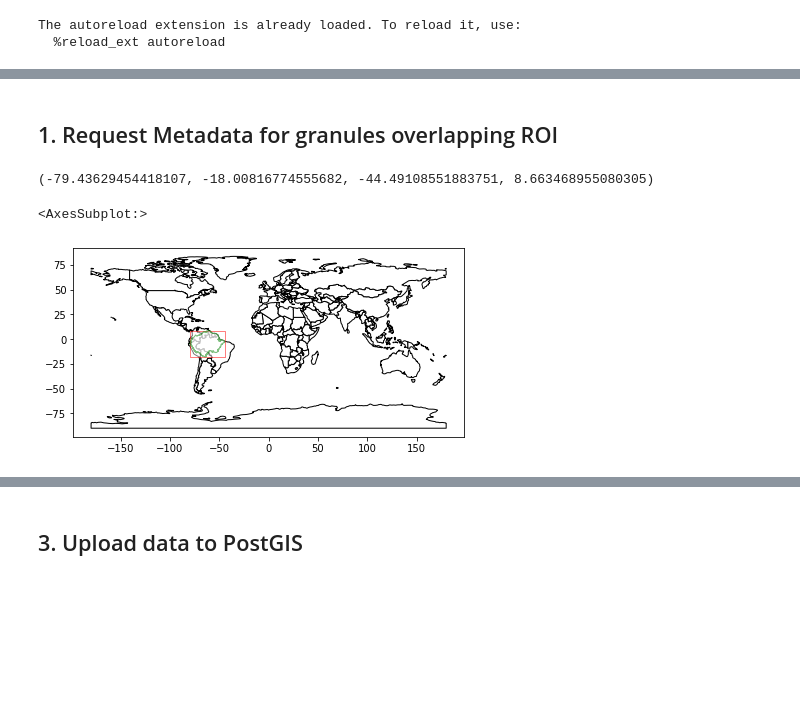
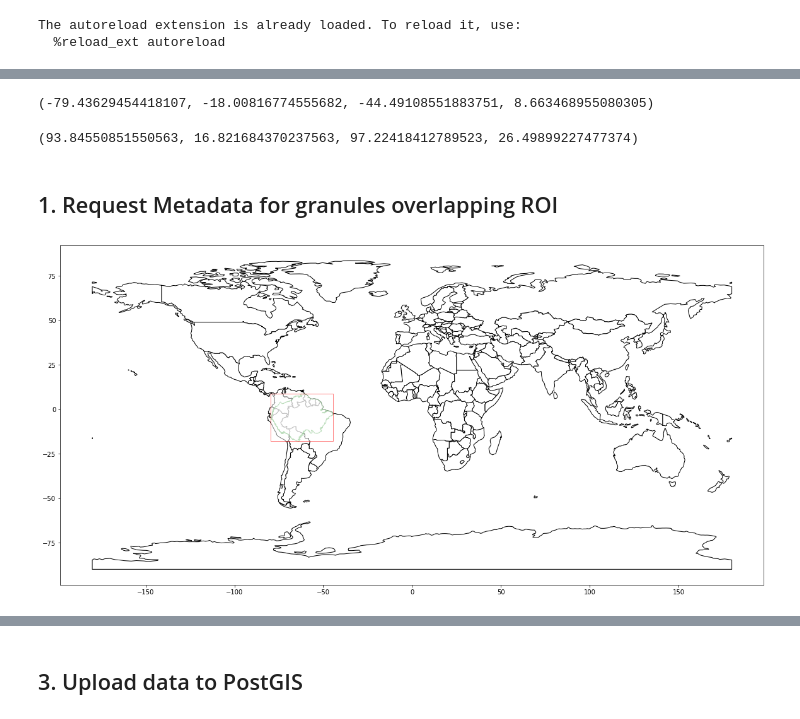
Before and after one commit to ameliaholcomb/biomass-recovery, a Jupyter notebook: notebooks/2-ah2174-GEDI-download.ipynb, the cells around one changed output, grey strips where cells are left out. Saved outputs shown, nothing was run; the diff lists cells and outputs as text; code cells hidden in the pictures; blank space fills up the shorter version.

```diff
--- a/notebooks/2-ah2174-GEDI-download.ipynb
+++ b/notebooks/2-ah2174-GEDI-download.ipynb
@@ -23,22 +25,57 @@ from src.constants import USER_PATH, GEDI_L2A_PATH, GEDI_L4A_PATH
+# %%
+# AMAZON SHAPEFILE
+shapefile = USER_PATH / 'shapefiles' / "Amazon_rainforest_shapefile.zip"
+shp = gpd.read_file(shapefile)
+
+# The CMR API cannot accept a shapefile with more than 5000 points,
+# so we simplify our query to just the bounding box around the region.
+bbox = gpd.GeoSeries(box(*shp.geometry.values[0].bounds))
+print(shp.geometry.values[0].bounds)
+poly = None
+# %% [output]
+(-79.43629454418107, -18.00816774555682, -44.49108551883751, 8.663468955080305)
+# %%
+# MYANMAR DISTRICTS SHAPEFILE
+
+shapefile = USER_PATH / 'shapefiles' / "DistrictsWGS84"
+shp = gpd.read_file(shapefile)
+from shapely.ops import unary_union, Polygon
+poly = gpd.GeoSeries(Polygon(list(unary_union(shp.geometry.values).exterior.coords)), crs='EPSG:4326')
+poly.to_file(USER_PATH / 'shapefiles' / 'district_onepoly')
+bbox = gpd.GeoSeries(box(*poly.geometry.values[0].bounds))
+print(poly.geometry.values[0].bounds)
+# %% [output]
+(93.84550851550563, 16.821684370237563, 97.22418412789523, 26.49899227477374)
+# %%
+# ALEX PLOTS BOXES
+shapefile = USER_PATH / 'shapefiles' / 'bbox_ref.sql'
+import sqlalchemy as db
+from sqlalchemy import create_engine
+from src.constants import DB_CONFIG
+from shapely.geometry import MultiPolygon
+from shapely.geometry.polygon import orient
+engine = create_engine(DB_CONFIG, echo=False)
+shp = gpd.read_postgis('select * from bbox_ref;', con=engine, geom_col="geom_4326", crs='EPSG:4326')
+# The polygons as given are clockwise, but we need them to be counterclockwise
+reversed = [orient(p) for p in shp.geometry.values[0].geoms]
+bbox = gpd.GeoSeries(MultiPolygon(reversed), crs='EPSG:4326')
+
+poly = None
 # %% [markdown]
 ## 1. Request Metadata for granules overlapping ROI
-# %%
-shapefile = USER_PATH / "Amazon_rainforest_shapefile.zip"
-shp = gpd.read_file(shapefile)
-# The CMR API cannot accept a shapefile with more than 5000 points,
-# so we simplify our query to just the bounding box around the region.
-poly = gpd.GeoSeries(box(*shp.geometry.values[0].bounds))
-print(shp.geometry.values[0].bounds)
-
-### Plot the spatial query area and bounding box using geopandas
-world = gpd.read_file(gpd.datasets.get_path('naturalearth_lowres'))
-base = world.plot(color='white', edgecolor='black', figsize  = (7, 7))
-poly.plot(ax=base, color='white', edgecolor='red', alpha=0.5)
-shp.plot(ax=base, color='white', edgecolor='green', alpha=0.5)
-# %% [output]
-(-79.43629454418107, -18.00816774555682, -44.49108551883751, 8.663468955080305)
-<AxesSubplot:>
-[figure, removed]
+# %%
+
+### Plot the spatial query area and bounding box using geopandas
+world = gpd.read_file(gpd.datasets.get_path('naturalearth_lowres'))
+base = world.plot(color='white', edgecolor='black', figsize  = (20, 20))
+#base.set_xlim(50, 150)
+#base.set_ylim(0, 50)
+shp.plot(ax=base, color='white', edgecolor='green', alpha=0.5)
+bbox.plot(ax=base, color='white', edgecolor='red', alpha=0.5)
+if poly is not None:
+    poly.plot(ax=base, color='white', edgecolor='blue', alpha=0.5)
+# %% [output]
+[figure, added]
 # %%
 gdf = query(
     product="gedi_l2a",
```
Also changed, not shown: parts of 9 cells of this notebook, 11 other files.
